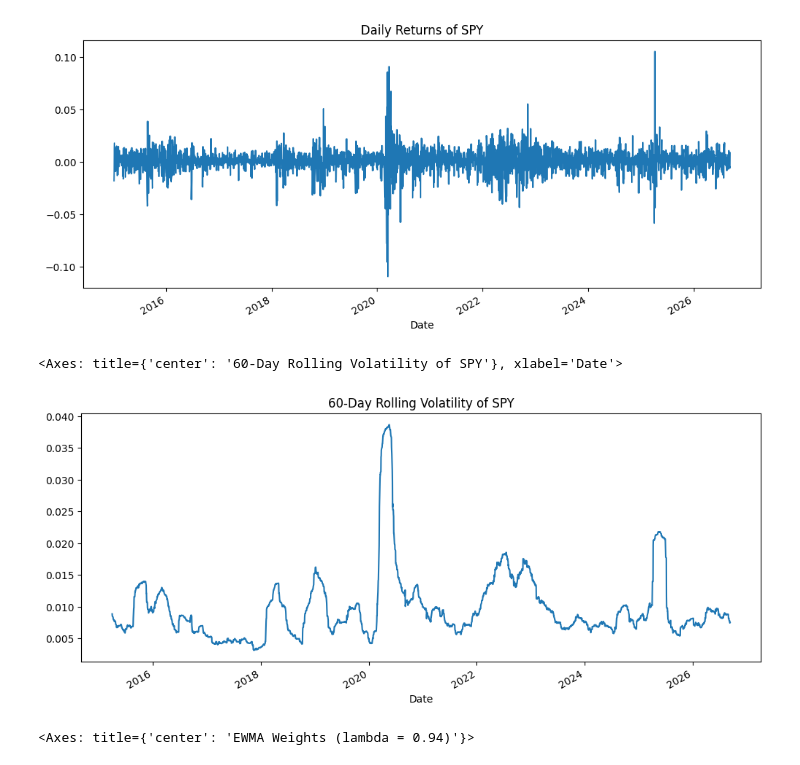
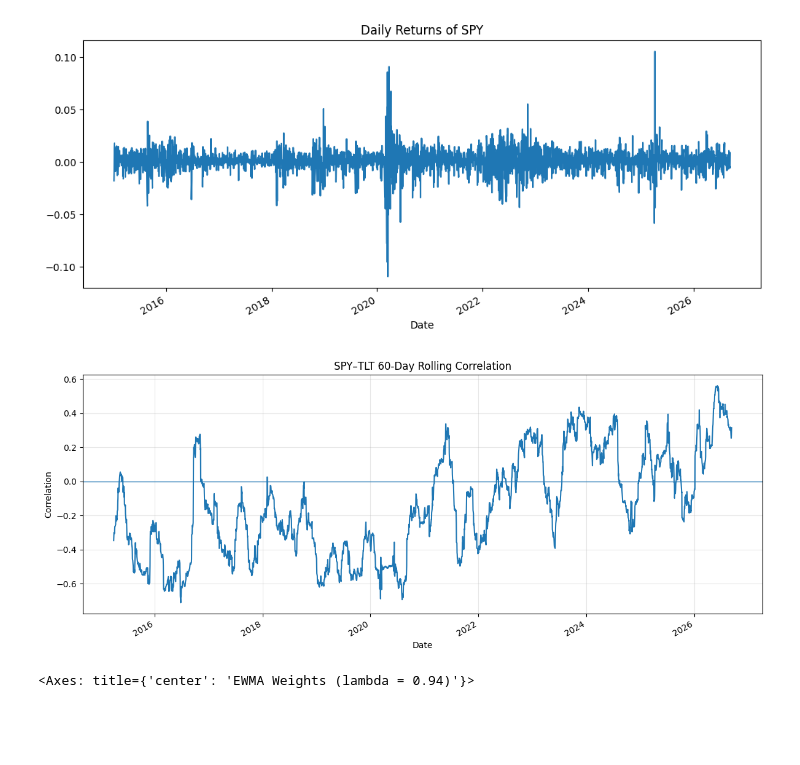
Before and after one commit to Lea17-hub/multi-asset-risk-engine, a Jupyter notebook: 01_market_data.ipynb, the cells around one changed output. Cells and saved outputs as stored; diff of their text form; code cells hidden in the pictures; blank space fills up the shorter version.

```diff
--- a/01_market_data.ipynb
+++ b/01_market_data.ipynb
@@ -199,16 +199,28 @@ returns["SPY"].plot(
 # %% [output]
 <Axes: title={'center': 'Daily Returns of SPY'}, xlabel='Date'>
 [figure]
-# %%
-rolling_vol_spy = returns["SPY"].rolling(window=60).std()
-
-rolling_vol_spy.plot(
-    figsize=(12, 5),
-    title="60-Day Rolling Volatility of SPY"
-)
-# %% [output]
-<Axes: title={'center': '60-Day Rolling Volatility of SPY'}, xlabel='Date'>
-[figure, removed]
+# %%
+import matplotlib.pyplot as plt
+
+ax = rolling_corr_spy_tlt.plot(
+    figsize=(12, 5),
+    title="SPY–TLT 60-Day Rolling Correlation"
+)
+
+ax.axhline(0, linewidth=1)
+ax.set_xlabel("Date")
+ax.set_ylabel("Correlation")
+ax.grid(alpha=0.3)
+
+plt.tight_layout()
+plt.savefig(
+    "spy_tlt_rolling_correlation.png",
+    dpi=200,
+    bbox_inches="tight"
+)
+plt.show()
+# %% [output]
+[figure, added]
 # %%
 lambda_ = 0.94
 
```
Also changed, not shown: parts of 2 cells of this notebook.
